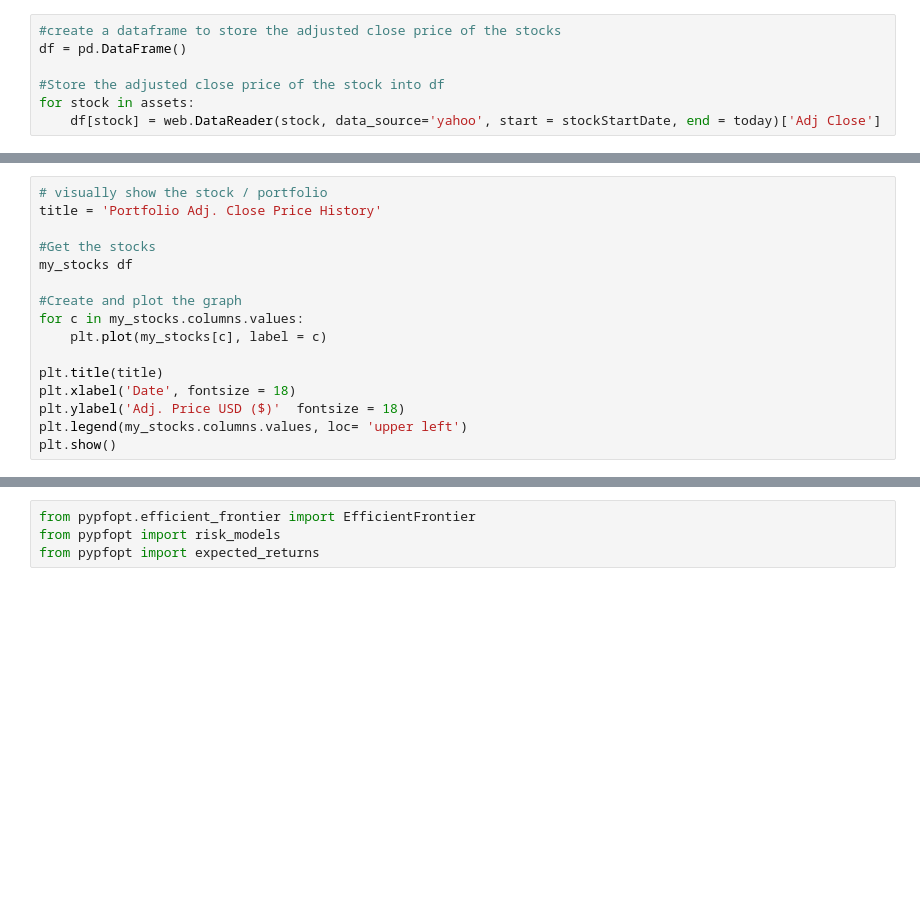
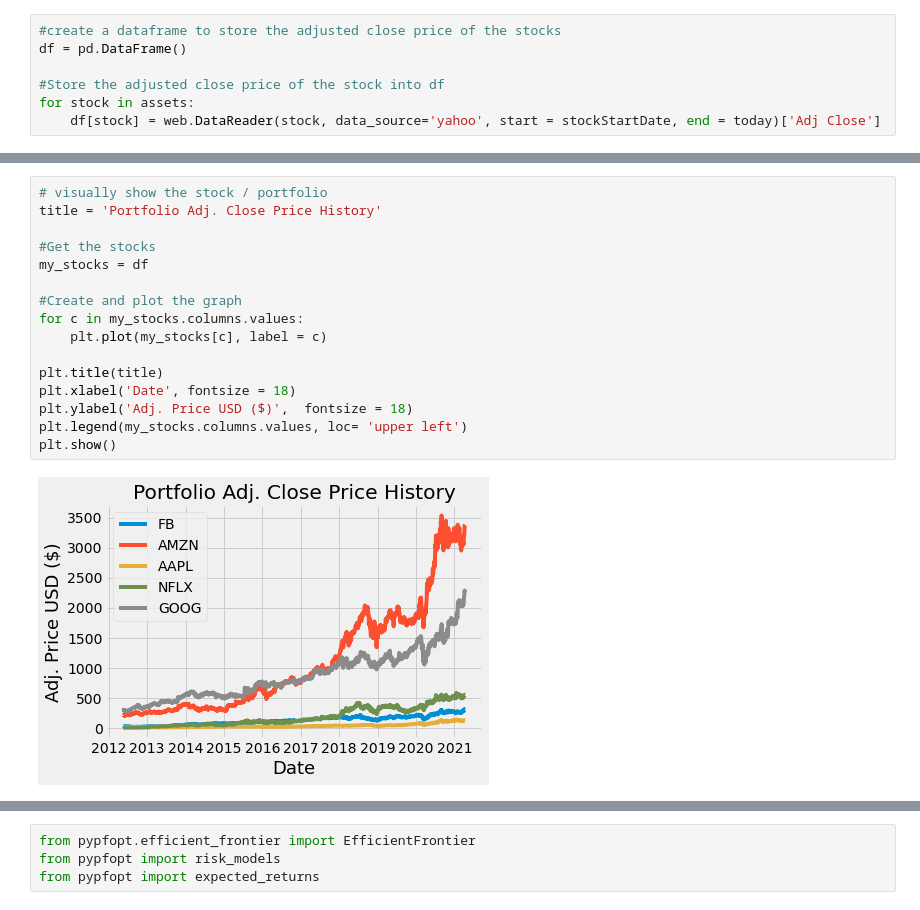
Before and after one commit to thembajsph/dataAnalytics, a Jupyter notebook: portfolioOpt3.ipynb, the cells around one changed output, grey strips where cells are left out. Drawn from its saved outputs; the diff is of its cells as text; blank space fills up the shorter version.

```diff
--- a/portfolioOpt3.ipynb
+++ b/portfolioOpt3.ipynb
@@ -36,19 +53,21 @@ df
 # %%
 # visually show the stock / portfolio
 title = 'Portfolio Adj. Close Price History'
 
 #Get the stocks
-my_stocks df
+my_stocks = df
 
 #Create and plot the graph
 for c in my_stocks.columns.values:
     plt.plot(my_stocks[c], label = c)
 
 plt.title(title)
 plt.xlabel('Date', fontsize = 18)
-plt.ylabel('Adj. Price USD ($)'  fontsize = 18)
+plt.ylabel('Adj. Price USD ($)',  fontsize = 18)
 plt.legend(my_stocks.columns.values, loc= 'upper left')
 plt.show()
+# %% [output]
+[figure, added]
 # %%
 #Show the daily simply return
 returns = df.pct_change()
```
Also changed, not shown: parts of 11 cells of this notebook, 4 other files.
